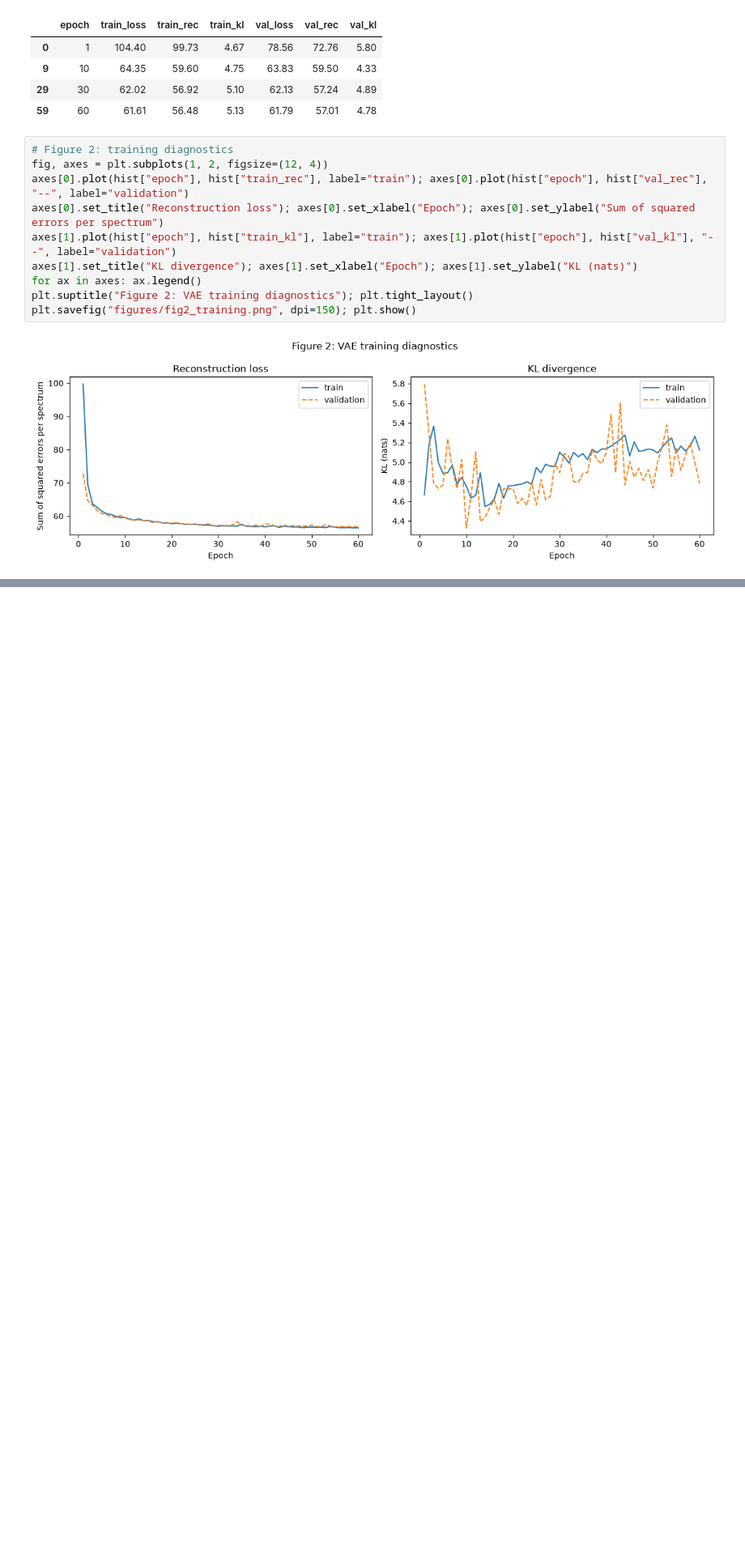
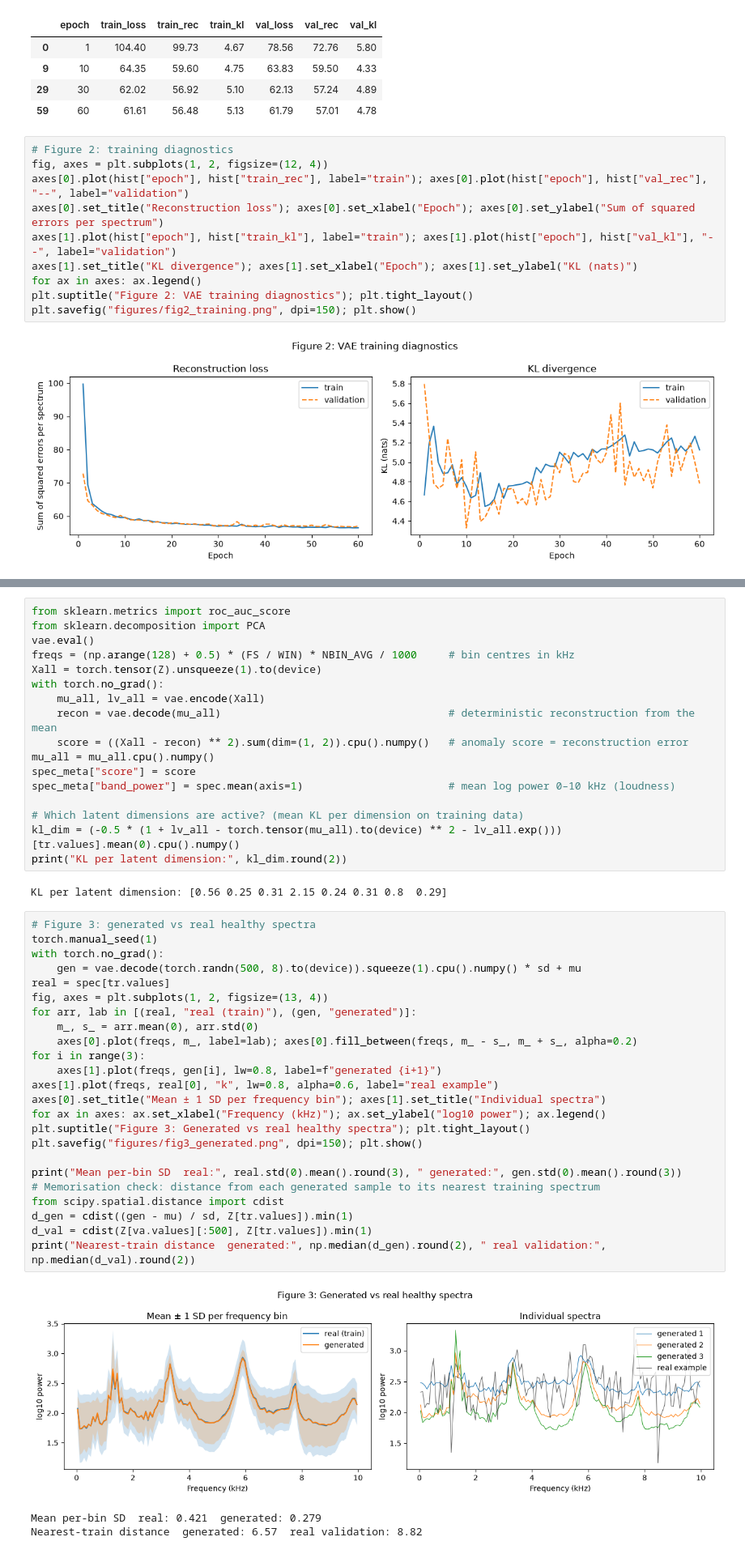
Before and after one commit to MinKhaungMinLwin/VAE-for-bearing-vibration, a Jupyter notebook: generative_model.ipynb, the cells around one changed output, grey strips where cells are left out. Shown at 81% size. Saved outputs shown, nothing was run; the diff lists cells and outputs as text; blank space fills up the shorter version.

Commit message:
feat: Add prediction & generate samples and evaluate

```diff
--- a/generative_model.ipynb
+++ b/generative_model.ipynb
@@ -274,0 +277,47 @@ plt.savefig("figures/fig2_training.png", dpi=150); plt.show()
+# %%
+from sklearn.metrics import roc_auc_score
+from sklearn.decomposition import PCA
+vae.eval()
+freqs = (np.arange(128) + 0.5) * (FS / WIN) * NBIN_AVG / 1000     # bin centres in kHz
+Xall = torch.tensor(Z).unsqueeze(1).to(device)
+with torch.no_grad():
+    mu_all, lv_all = vae.encode(Xall)
+    recon = vae.decode(mu_all)                                    # deterministic reconstruction from the mean
+    score = ((Xall - recon) ** 2).sum(dim=(1, 2)).cpu().numpy()   # anomaly score = reconstruction error
+mu_all = mu_all.cpu().numpy()
+spec_meta["score"] = score
+spec_meta["band_power"] = spec.mean(axis=1)                       # mean log power 0–10 kHz (loudness)
+
+# Which latent dimensions are active? (mean KL per dimension on training data)
+kl_dim = (-0.5 * (1 + lv_all - torch.tensor(mu_all).to(device) ** 2 - lv_all.exp()))[tr.values].mean(0).cpu().numpy()
+print("KL per latent dimension:", kl_dim.round(2))
+# %% [output]
+KL per latent dimension: [0.56 0.25 0.31 2.15 0.24 0.31 0.8  0.29]
+# %%
+# Figure 3: generated vs real healthy spectra
+torch.manual_seed(1)
+with torch.no_grad():
+    gen = vae.decode(torch.randn(500, 8).to(device)).squeeze(1).cpu().numpy() * sd + mu
+real = spec[tr.values]
+fig, axes = plt.subplots(1, 2, figsize=(13, 4))
+for arr, lab in [(real, "real (train)"), (gen, "generated")]:
+    m_, s_ = arr.mean(0), arr.std(0)
+    axes[0].plot(freqs, m_, label=lab); axes[0].fill_between(freqs, m_ - s_, m_ + s_, alpha=0.2)
+for i in range(3):
+    axes[1].plot(freqs, gen[i], lw=0.8, label=f"generated {i+1}")
+axes[1].plot(freqs, real[0], "k", lw=0.8, alpha=0.6, label="real example")
+axes[0].set_title("Mean ± 1 SD per frequency bin"); axes[1].set_title("Individual spectra")
+for ax in axes: ax.set_xlabel("Frequency (kHz)"); ax.set_ylabel("log10 power"); ax.legend()
+plt.suptitle("Figure 3: Generated vs real healthy spectra"); plt.tight_layout()
+plt.savefig("figures/fig3_generated.png", dpi=150); plt.show()
+
+print("Mean per-bin SD  real:", real.std(0).mean().round(3), " generated:", gen.std(0).mean().round(3))
+# Memorisation check: distance from each generated sample to its nearest training spectrum
+from scipy.spatial.distance import cdist
+d_gen = cdist((gen - mu) / sd, Z[tr.values]).min(1)
+d_val = cdist(Z[va.values][:500], Z[tr.values]).min(1)
+print("Nearest-train distance  generated:", np.median(d_gen).round(2), " real validation:", np.median(d_val).round(2))
+# %% [output]
+[figure, added]
+Mean per-bin SD  real: 0.421  generated: 0.279
+Nearest-train distance  generated: 6.57  real validation: 8.82
```
Also changed, not shown: parts of 4 cells of this notebook, 2 other files.
